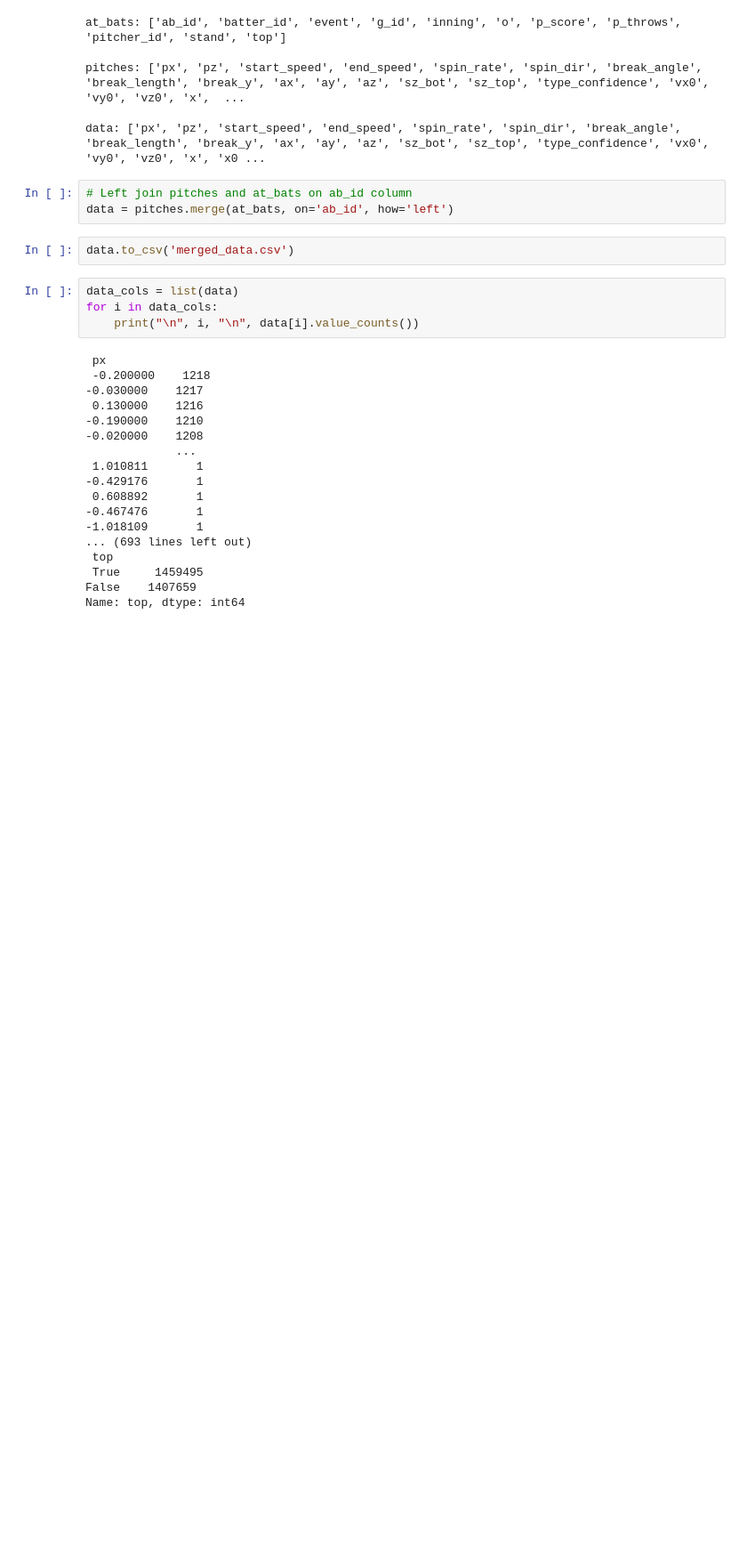
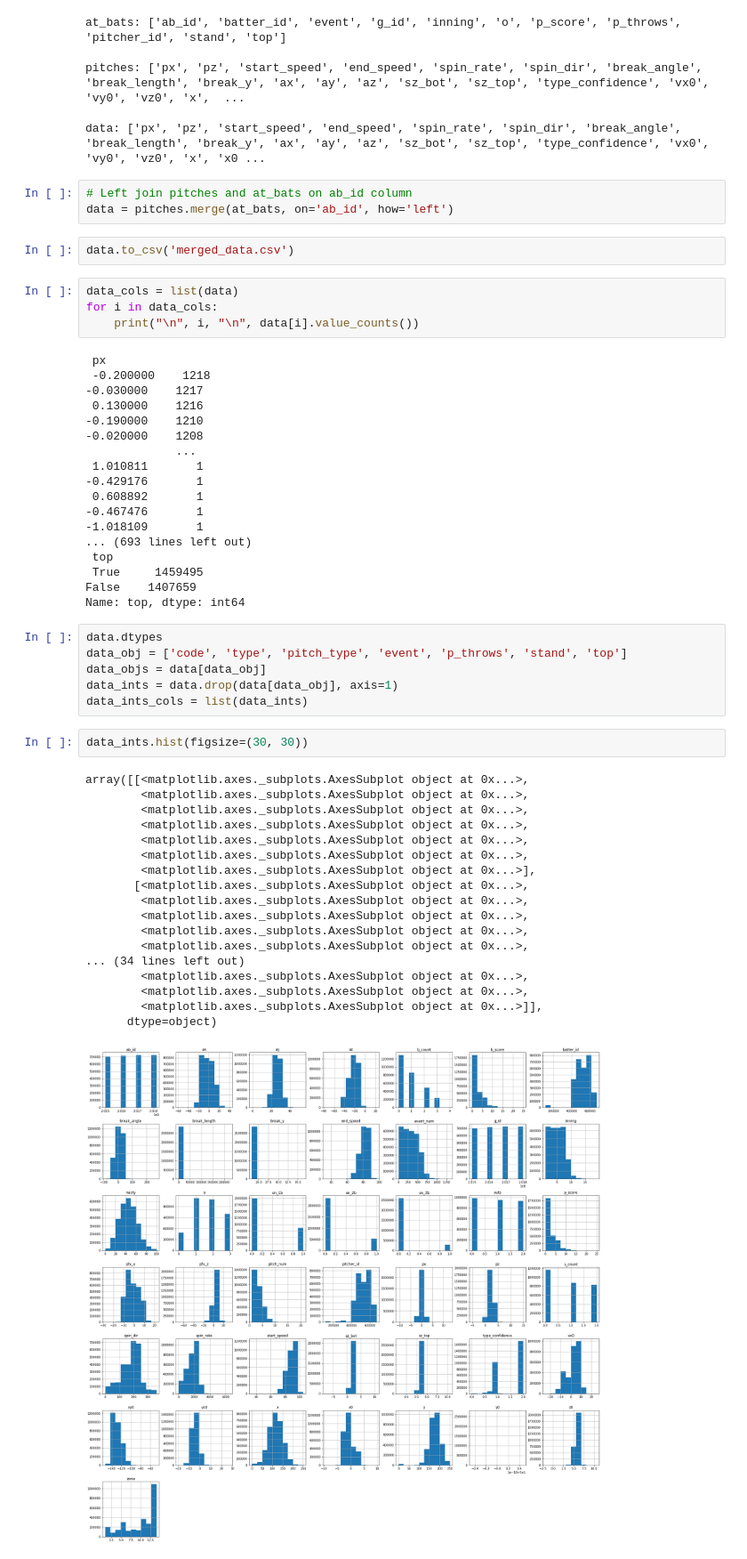
Before and after one commit to david-j-cox/Man-vs-Machine, a Jupyter notebook: Initial_Play.ipynb, the cells around one changed output. Shown at 89% size. Cells and saved outputs as stored; diff of their text form; blank space fills up the shorter version.

```diff
--- a/Initial_Play.ipynb
+++ b/Initial_Play.ipynb
@@ -51,3 +51,30 @@ for i in data_cols:
  True     1459495
 False    1407659
 Name: top, dtype: int64
+# %%
+data.dtypes
+data_obj = ['code', 'type', 'pitch_type', 'event', 'p_throws', 'stand', 'top']
+data_objs = data[data_obj]
+data_ints = data.drop(data[data_obj], axis=1)
+data_ints_cols = list(data_ints)
+# %%
+data_ints.hist(figsize=(30, 30))
+# %% [output]
+array([[<matplotlib.axes._subplots.AxesSubplot object at 0x...>,
+        <matplotlib.axes._subplots.AxesSubplot object at 0x...>,
+        <matplotlib.axes._subplots.AxesSubplot object at 0x...>,
+        <matplotlib.axes._subplots.AxesSubplot object at 0x...>,
+        <matplotlib.axes._subplots.AxesSubplot object at 0x...>,
+        <matplotlib.axes._subplots.AxesSubplot object at 0x...>,
+        <matplotlib.axes._subplots.AxesSubplot object at 0x...>],
+       [<matplotlib.axes._subplots.AxesSubplot object at 0x...>,
+        <matplotlib.axes._subplots.AxesSubplot object at 0x...>,
+        <matplotlib.axes._subplots.AxesSubplot object at 0x...>,
+        <matplotlib.axes._subplots.AxesSubplot object at 0x...>,
+        <matplotlib.axes._subplots.AxesSubplot object at 0x...>,
+... (34 lines left out)
+        <matplotlib.axes._subplots.AxesSubplot object at 0x...>,
+        <matplotlib.axes._subplots.AxesSubplot object at 0x...>,
+        <matplotlib.axes._subplots.AxesSubplot object at 0x...>]],
+      dtype=object)
+[figure, added]
```
Also changed, not shown: parts of 2 cells of this notebook, 1 other file.
